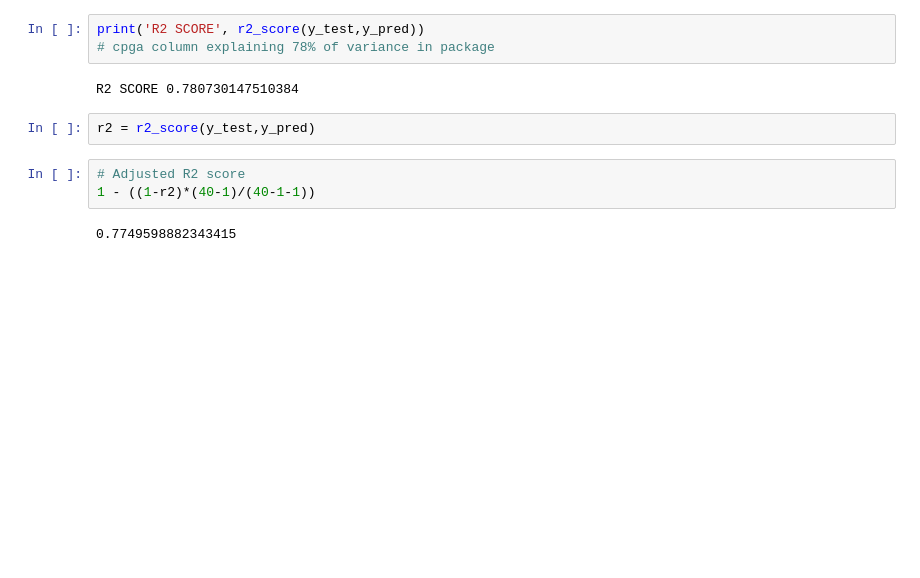
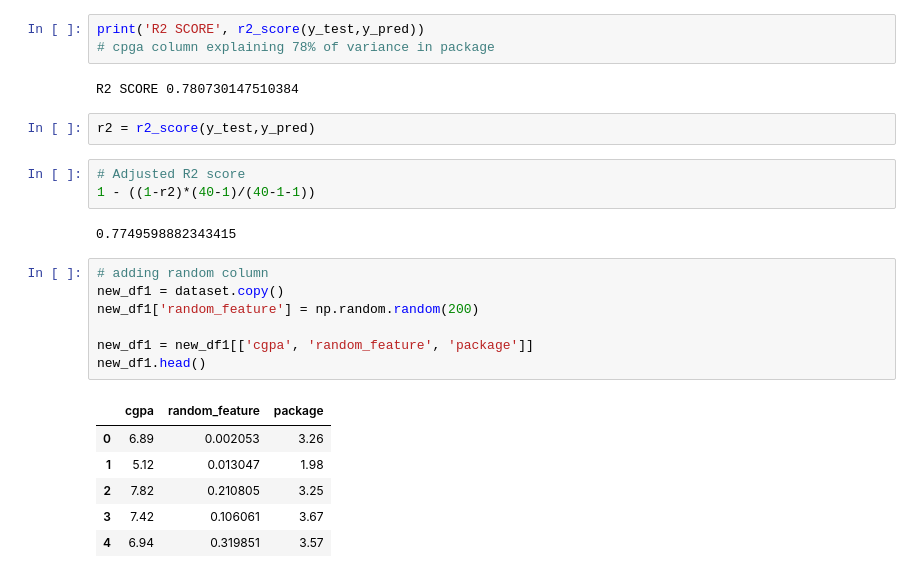
Before and after one commit to pushpam-raghuvanshi/ML-practice, a Jupyter notebook: 49_Regression_Metrics_|_MSE,_MAE_&_RMSE_|_R2_Score_&_Adjusted_R2_Score.ipynb, the cells around one changed output. Cells and saved outputs as stored; diff of their text form; blank space fills up the shorter version.

```diff
--- a/49_Regression_Metrics_|_MSE,_MAE_&_RMSE_|_R2_Score_&_Adjusted_R2_Score.ipynb
+++ b/49_Regression_Metrics_|_MSE,_MAE_&_RMSE_|_R2_Score_&_Adjusted_R2_Score.ipynb
@@ -224,3 +224,17 @@ r2 = r2_score(y_test,y_pred)
 1 - ((1-r2)*(40-1)/(40-1-1))
 # %% [output]
 0.7749598882343415
+# %%
+# adding random column
+new_df1 = dataset.copy()
+new_df1['random_feature'] = np.random.random(200)
+
+new_df1 = new_df1[['cgpa', 'random_feature', 'package']]
+new_df1.head()
+# %% [output]
+|  | cgpa | random_feature | package |
+| 0 | 6.89 | 0.002053 | 3.26 |
+| 1 | 5.12 | 0.013047 | 1.98 |
+| 2 | 7.82 | 0.210805 | 3.25 |
+| 3 | 7.42 | 0.106061 | 3.67 |
+| 4 | 6.94 | 0.319851 | 3.57 |
```
Also changed, not shown: parts of 18 cells of this notebook.
